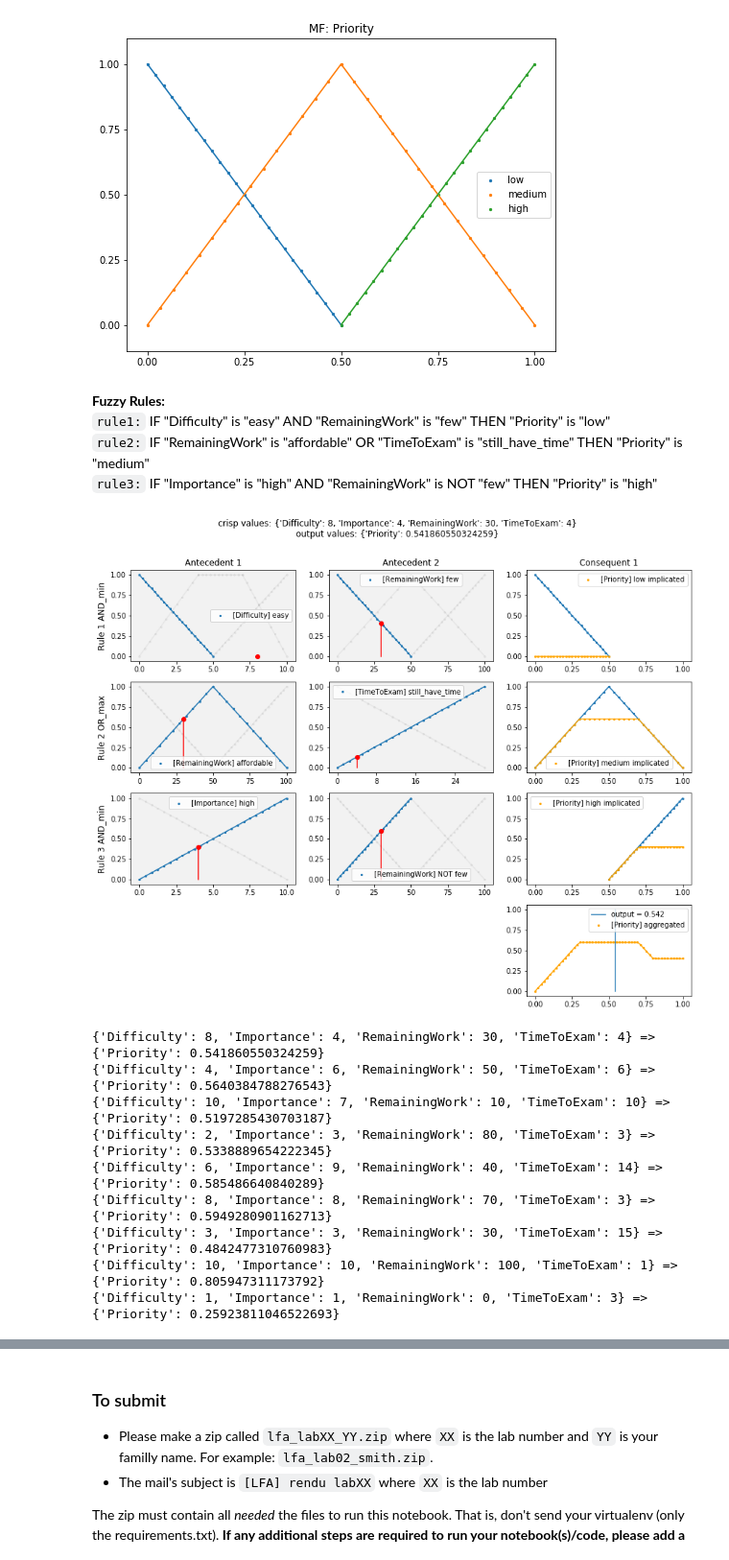
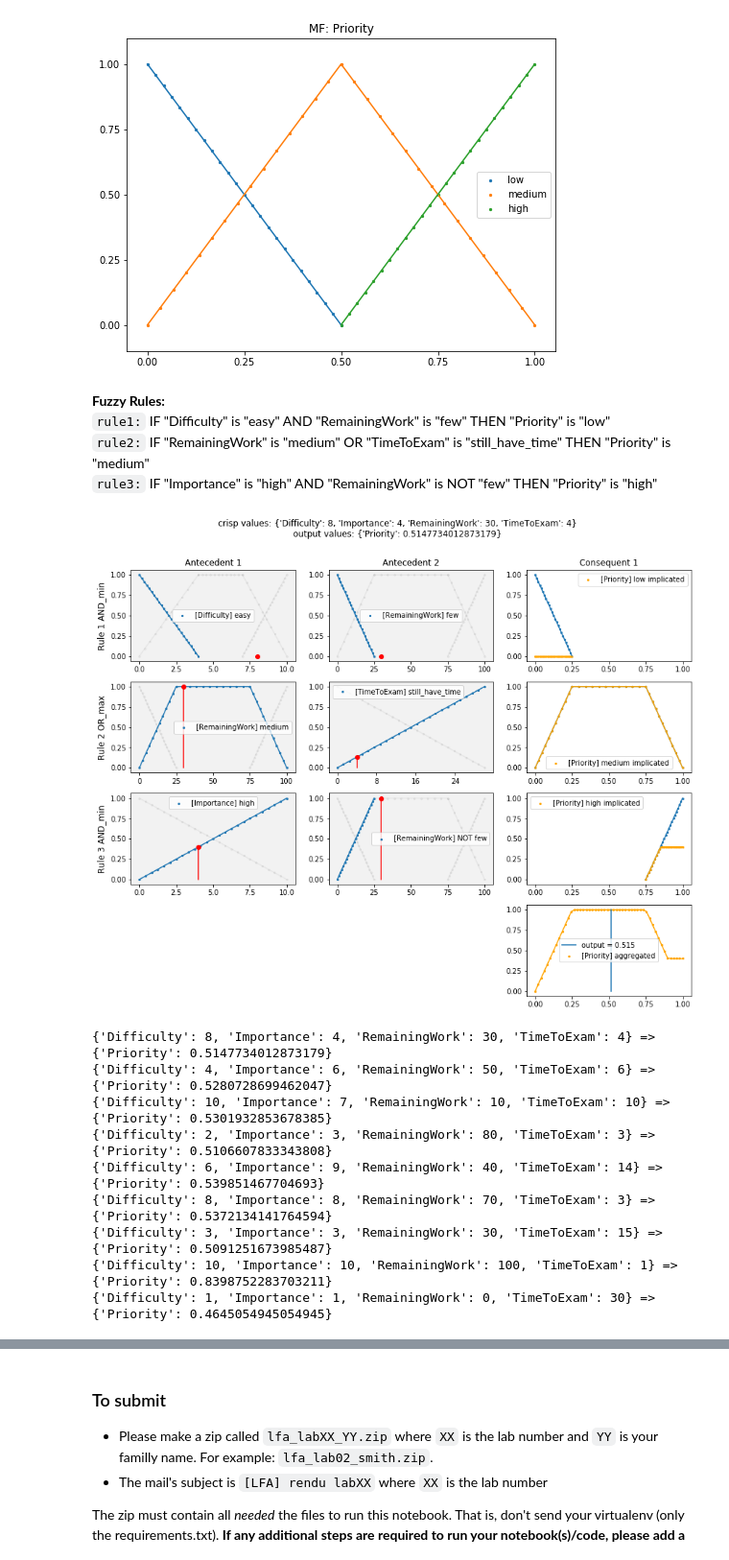
Before and after one commit to SachaKor/LFA-lab4, a Jupyter notebook: 040_exam_problem/000_exam_problem.ipynb, the cells around one changed output, grey strips where cells are left out. Shown at 96% size. Saved outputs shown, nothing was run; the diff lists cells and outputs as text; code cells hidden in the pictures.

```diff
--- a/040_exam_problem/000_exam_problem.ipynb
+++ b/040_exam_problem/000_exam_problem.ipynb
@@ -152,9 +152,9 @@ First 4 rules are the `antecedents` of the fuzzy system and the last one is the
 Let's start with a more concrete description of every LV.
 # %%
 lv_difficulty = LinguisticVariable(name="Difficulty", ling_values_dict={
-        "easy": LinPWMF([0, 1], [5, 0]),
+        "easy": LinPWMF([0, 1], [4, 0]),
         "medium": TrapMF(0, 4, 7, 10),
-        "hard": LinPWMF([5, 0], [10, 1])
+        "hard": LinPWMF([7, 0], [10, 1])
     })
 LinguisticVariableViewer(lv_difficulty).show()
 # %% [output]
@@ -168,9 +168,9 @@ LinguisticVariableViewer(lv_importance).show()
 [figure]
 # %%
 lv_remaining_work = LinguisticVariable("RemainingWork", ling_values_dict={
-    "few": LinPWMF([0, 1], [50, 0]),
-    "affordable": TrapMF(0, 50, 100),
-    "much": LinPWMF([50, 0], [100, 1])
+    "few": LinPWMF([0, 1], [25, 0]),
+    "medium": TrapMF(0, 25, 75, 100),
+    "much": LinPWMF([75, 0], [100, 1])
 })
 
 LinguisticVariableViewer(lv_remaining_work).show()
@@ -194,7 +194,7 @@ LinguisticVariableViewer(lv_priority).show()
 # %% [markdown]
 __Fuzzy Rules:__
 `rule1:` IF "Difficulty" is "easy" AND "RemainingWork" is "few" THEN "Priority" is "low"
-`rule2:` IF "RemainingWork" is "affordable" OR "TimeToExam" is "still_have_time" THEN "Priority" is "medium"
+`rule2:` IF "RemainingWork" is "medium" OR "TimeToExam" is "still_have_time" THEN "Priority" is "medium"
 `rule3:` IF "Importance" is "high" AND "RemainingWork" is NOT "few" THEN "Priority" is "high"
 # %%
 # Implementation of the fuzzy rules described above
@@ -212,7 +212,7 @@ r1 = FuzzyRule(
 
 r2 = FuzzyRule(
     ants=[
-        Antecedent(lv_remaining_work, "affordable"),
+        Antecedent(lv_remaining_work, "medium"),
         Antecedent(lv_time, "still_have_time")
     ],
     ant_act_func=OR_max,
@@ -238,42 +238,42 @@ r3 = FuzzyRule(
 fis = FIS(
     rules=[r1, r2, r3],
     aggr_func=np.max,
     defuzz_func=COA_func
 )
 
 # Execute the FIS
 input_values = {'Difficulty': 8, 'Importance': 4, "RemainingWork": 30, "TimeToExam": 4}
 predicted_value = fis.predict(input_values)
 
 # View the FIS
 fisv = FISViewer(fis, figsize=(12, 10))
 fisv.show()
 
 # Execute all tests
 input_values_list = [
     {'Difficulty': 8, 'Importance': 4, "RemainingWork": 30, "TimeToExam": 4},
     {'Difficulty': 4, 'Importance': 6, "RemainingWork": 50, "TimeToExam": 6},
     {'Difficulty': 10, 'Importance': 7, "RemainingWork": 10, "TimeToExam": 10},
     {'Difficulty': 2, 'Importance': 3, "RemainingWork": 80, "TimeToExam": 3},
     {'Difficulty': 6, 'Importance': 9, "RemainingWork": 40, "TimeToExam": 14},
     {'Difficulty': 8, 'Importance': 8, "RemainingWork": 70, "TimeToExam": 3},
     {'Difficulty': 3, 'Importance': 3, "RemainingWork": 30, "TimeToExam": 15},
     {'Difficulty': 10, 'Importance': 10, "RemainingWork": 100, "TimeToExam": 1},
-    {'Difficulty': 1, 'Importance': 1, "RemainingWork": 0, "TimeToExam": 3}
+    {'Difficulty': 1, 'Importance': 1, "RemainingWork": 0, "TimeToExam": 30}
 ]
 
 for in_val in input_values_list:
     predicted_value = fis.predict(in_val)
     print(in_val, "=>", predicted_value)
 # %% [output]
-[figure, old version]
+[figure, new version]
-{'Difficulty': 8, 'Importance': 4, 'RemainingWork': 30, 'TimeToExam': 4} => {'Priority': 0.541860550324259}
-{'Difficulty': 4, 'Importance': 6, 'RemainingWork': 50, 'TimeToExam': 6} => {'Priority': 0.5640384788276543}
-{'Difficulty': 10, 'Importance': 7, 'RemainingWork': 10, 'TimeToExam': 10} => {'Priority': 0.5197285430703187}
-{'Difficulty': 2, 'Importance': 3, 'RemainingWork': 80, 'TimeToExam': 3} => {'Priority': 0.5338889654222345}
-{'Difficulty': 6, 'Importance': 9, 'RemainingWork': 40, 'TimeToExam': 14} => {'Priority': 0.585486640840289}
-{'Difficulty': 8, 'Importance': 8, 'RemainingWork': 70, 'TimeToExam': 3} => {'Priority': 0.5949280901162713}
-{'Difficulty': 3, 'Importance': 3, 'RemainingWork': 30, 'TimeToExam': 15} => {'Priority': 0.4842477310760983}
-{'Difficulty': 10, 'Importance': 10, 'RemainingWork': 100, 'TimeToExam': 1} => {'Priority': 0.805947311173792}
-{'Difficulty': 1, 'Importance': 1, 'RemainingWork': 0, 'TimeToExam': 3} => {'Priority': 0.25923811046522693}
+{'Difficulty': 8, 'Importance': 4, 'RemainingWork': 30, 'TimeToExam': 4} => {'Priority': 0.5147734012873179}
+{'Difficulty': 4, 'Importance': 6, 'RemainingWork': 50, 'TimeToExam': 6} => {'Priority': 0.5280728699462047}
+{'Difficulty': 10, 'Importance': 7, 'RemainingWork': 10, 'TimeToExam': 10} => {'Priority': 0.5301932853678385}
+{'Difficulty': 2, 'Importance': 3, 'RemainingWork': 80, 'TimeToExam': 3} => {'Priority': 0.5106607833343808}
+{'Difficulty': 6, 'Importance': 9, 'RemainingWork': 40, 'TimeToExam': 14} => {'Priority': 0.539851467704693}
+{'Difficulty': 8, 'Importance': 8, 'RemainingWork': 70, 'TimeToExam': 3} => {'Priority': 0.5372134141764594}
+{'Difficulty': 3, 'Importance': 3, 'RemainingWork': 30, 'TimeToExam': 15} => {'Priority': 0.5091251673985487}
+{'Difficulty': 10, 'Importance': 10, 'RemainingWork': 100, 'TimeToExam': 1} => {'Priority': 0.8398752283703211}
+{'Difficulty': 1, 'Importance': 1, 'RemainingWork': 0, 'TimeToExam': 30} => {'Priority': 0.4645054945054945}
 # %% [markdown]
```
Also changed, not shown: parts of 9 cells of this notebook.
